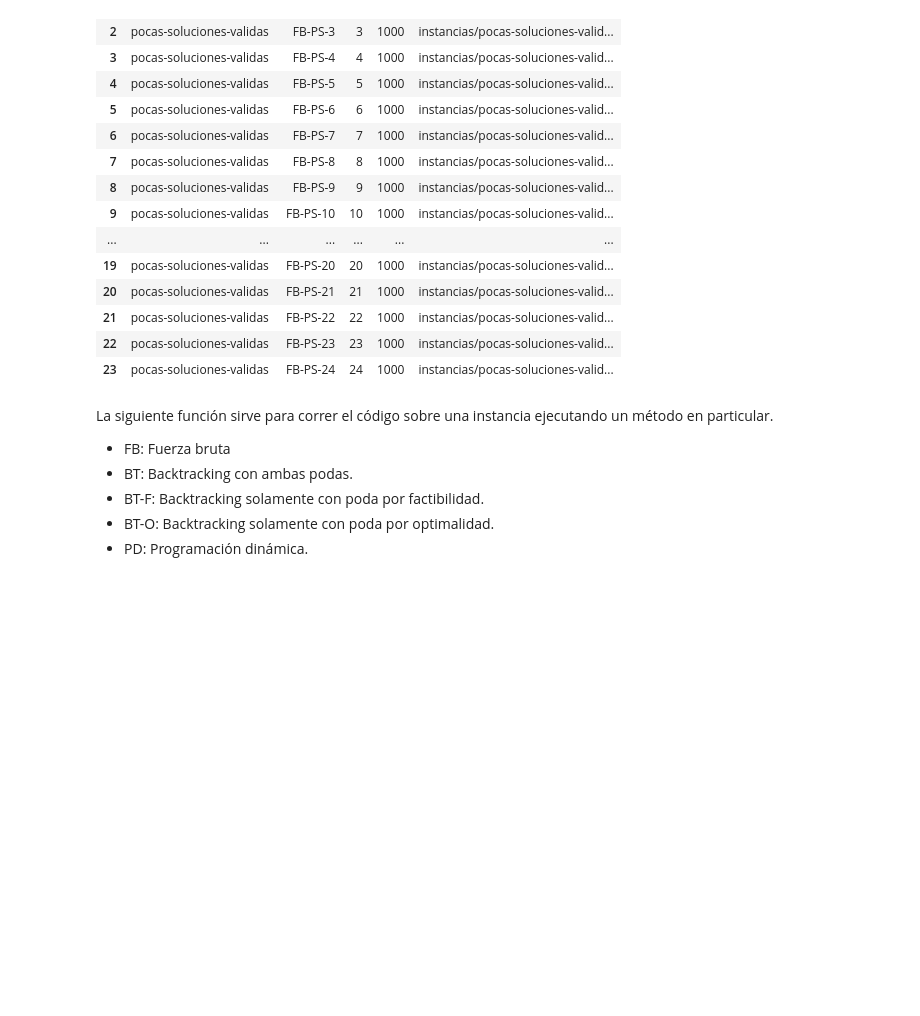
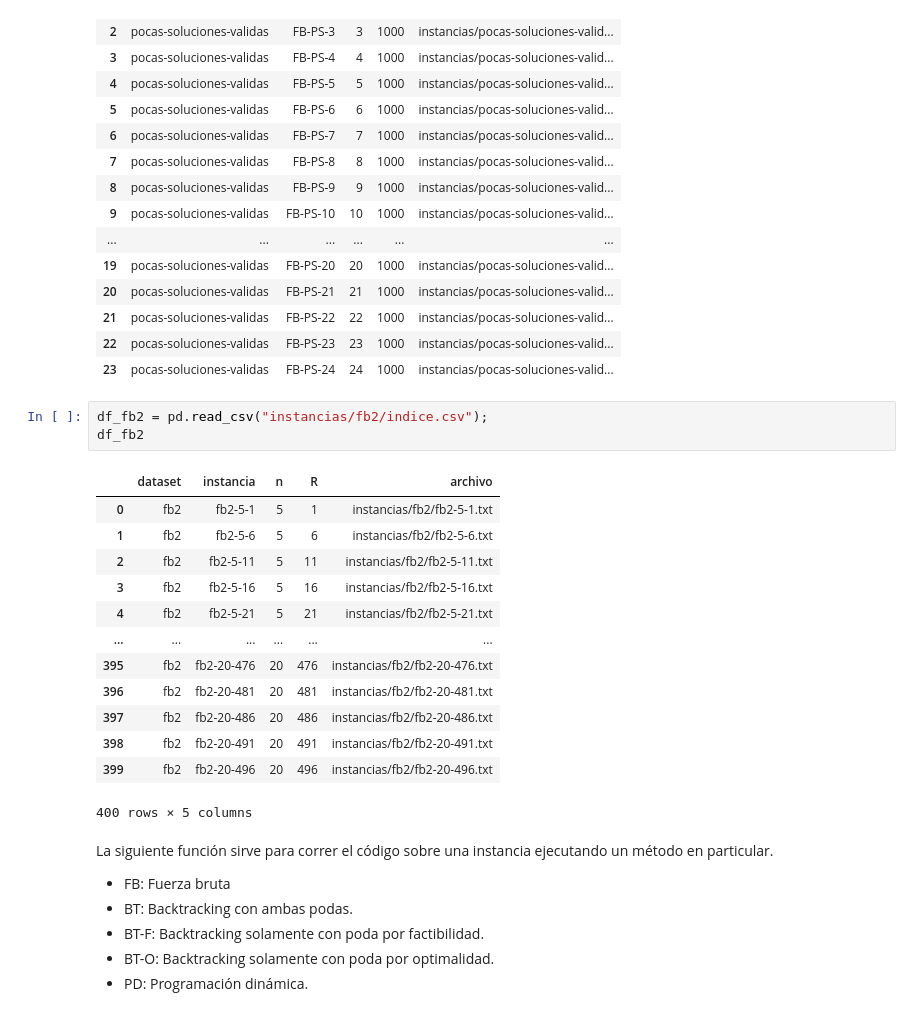
Before and after one commit to gianluca-capelo/tp1-algo3, a Jupyter notebook: python/experimentos.ipynb, the cells around one changed output. Saved outputs shown, nothing was run; the diff lists cells and outputs as text; blank space fills up the shorter version.

```diff
--- a/python/experimentos.ipynb
+++ b/python/experimentos.ipynb
@@ -145,6 +146,23 @@ df_fbps
 | 21 | pocas-soluciones-validas | FB-PS-22 | 22 | 1000 | instancias/pocas-soluciones-valid... |
 | 22 | pocas-soluciones-validas | FB-PS-23 | 23 | 1000 | instancias/pocas-soluciones-valid... |
 | 23 | pocas-soluciones-validas | FB-PS-24 | 24 | 1000 | instancias/pocas-soluciones-valid... |
+# %%
+df_fb2 = pd.read_csv("instancias/fb2/indice.csv");
+df_fb2
+# %% [output]
+|  | dataset | instancia | n | R | archivo |
+| 0 | fb2 | fb2-5-1 | 5 | 1 | instancias/fb2/fb2-5-1.txt |
+| 1 | fb2 | fb2-5-6 | 5 | 6 | instancias/fb2/fb2-5-6.txt |
+| 2 | fb2 | fb2-5-11 | 5 | 11 | instancias/fb2/fb2-5-11.txt |
+| 3 | fb2 | fb2-5-16 | 5 | 16 | instancias/fb2/fb2-5-16.txt |
+| 4 | fb2 | fb2-5-21 | 5 | 21 | instancias/fb2/fb2-5-21.txt |
+| ... | ... | ... | ... | ... | ... |
+| 395 | fb2 | fb2-20-476 | 20 | 476 | instancias/fb2/fb2-20-476.txt |
+| 396 | fb2 | fb2-20-481 | 20 | 481 | instancias/fb2/fb2-20-481.txt |
+| 397 | fb2 | fb2-20-486 | 20 | 486 | instancias/fb2/fb2-20-486.txt |
+| 398 | fb2 | fb2-20-491 | 20 | 491 | instancias/fb2/fb2-20-491.txt |
+| 399 | fb2 | fb2-20-496 | 20 | 496 | instancias/fb2/fb2-20-496.txt |
+400 rows × 5 columns
 # %% [markdown]
 La siguiente función sirve para correr el código sobre una instancia ejecutando un método en particular.
 - FB: Fuerza bruta
```
Also changed, not shown: parts of 12 cells of this notebook, 2 other files.
